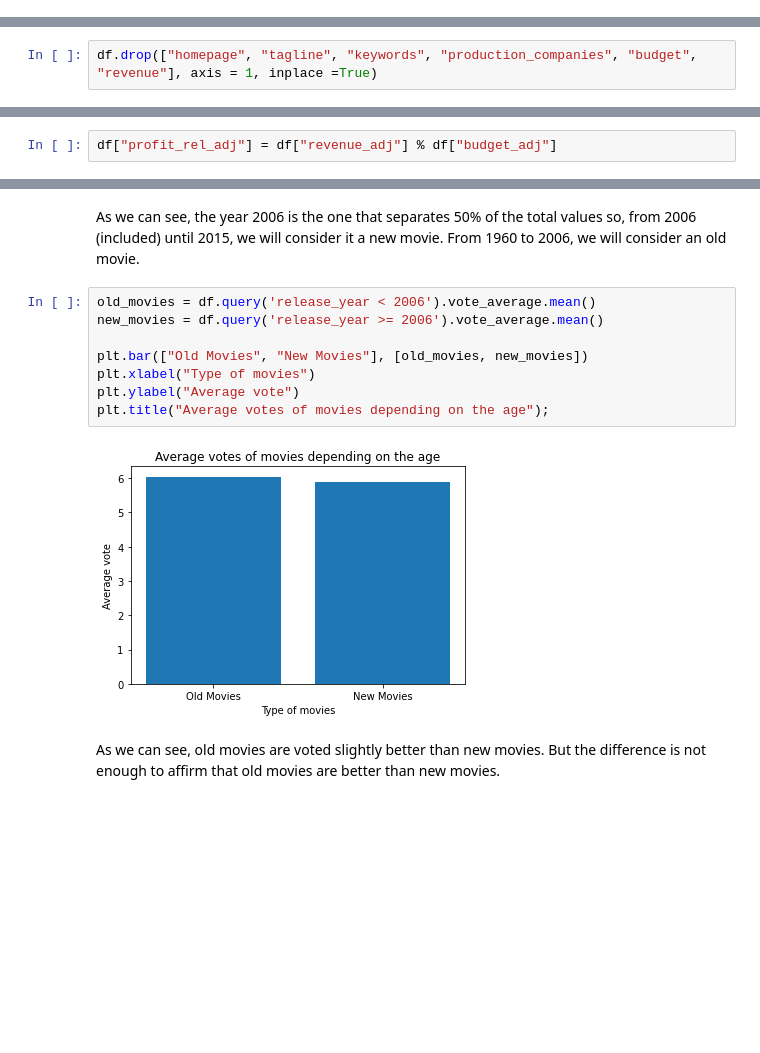
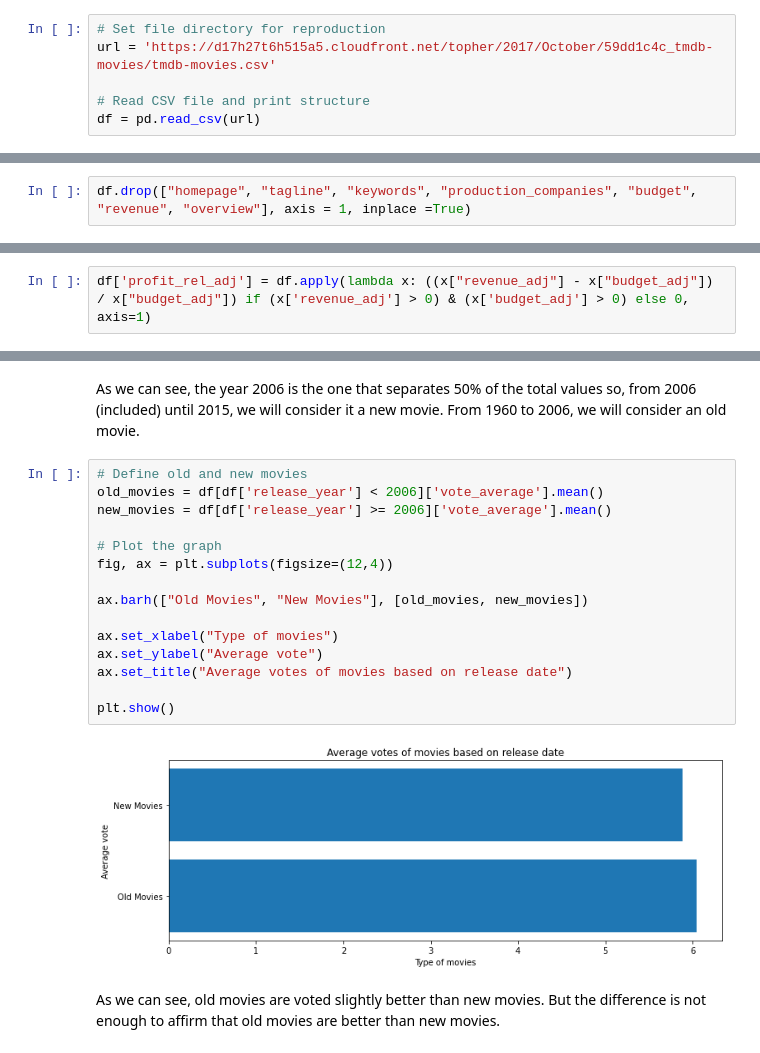
Before and after one commit to aingelmo/portfolio, a Jupyter notebook: Udacity/Project_2_Investigate a Dataset/investigate-a-dataset-template.ipynb, the cells around one changed output, grey strips where cells are left out. Drawn from its saved outputs; the diff is of its cells as text; blank space fills up the shorter version.

```diff
--- a/Udacity/Project_2_Investigate a Dataset/investigate-a-dataset-template.ipynb
+++ b/Udacity/Project_2_Investigate a Dataset/investigate-a-dataset-template.ipynb
@@ -56,0 +46,6 @@ df.head()
+# %%
+# Set file directory for reproduction
+url = 'https://d17h27t6h515a5.cloudfront.net/topher/2017/October/59dd1c4c_tmdb-movies/tmdb-movies.csv'
+
+# Read CSV file and print structure
+df = pd.read_csv(url)
@@ -126,7 +131,7 @@ df.dropna(subset = ["imdb_id", "cast", "director", "overview", "genres"], inplac
 # %% [markdown]
 There are a few fields we can drop as they do not give any important information about the analysis I am going to dot. This fields are "homepage", "tagline", "keywords" and "production_companies". Fields like "budget" and "revenue" are also not important as we will use the adjustedt ones.
 # %%
-df.drop(["homepage", "tagline", "keywords", "production_companies", "budget", "revenue"], axis = 1, inplace =True)
+df.drop(["homepage", "tagline", "keywords", "production_companies", "budget", "revenue", "overview"], axis = 1, inplace =True)
 # %% [markdown]
 After performing some actions to clean the dataset, all null values have been removed:
 # %%
@@ -301,2 +297,0 @@ But, what about in relative terms? What is the film that got the highest revenue
-# %%
-df["profit_rel_adj"] = df["revenue_adj"] % df["budget_adj"]
@@ -309,0 +298,2 @@ Name: original_title, dtype: object
+# %%
+df['profit_rel_adj'] = df.apply(lambda x: ((x["revenue_adj"] - x["budget_adj"]) / x["budget_adj"]) if (x['revenue_adj'] > 0) & (x['budget_adj'] > 0) else 0, axis=1)
@@ -458,15 +509,22 @@ Name: release_year, dtype: float64
 # %% [markdown]
 As we can see, the year 2006 is the one that separates 50% of the total values so, from 2006 (included) until 2015, we will consider it a new movie. From 1960 to 2006, we will consider an old movie.
 # %%
-old_movies = df.query('release_year < 2006').vote_average.mean()
-new_movies = df.query('release_year >= 2006').vote_average.mean()
+# Define old and new movies
+old_movies = df[df['release_year'] < 2006]['vote_average'].mean()
+new_movies = df[df['release_year'] >= 2006]['vote_average'].mean()
 
-plt.bar(["Old Movies", "New Movies"], [old_movies, new_movies])
-plt.xlabel("Type of movies")
-plt.ylabel("Average vote")
-plt.title("Average votes of movies depending on the age");
+# Plot the graph
+fig, ax = plt.subplots(figsize=(12,4))
+
+ax.barh(["Old Movies", "New Movies"], [old_movies, new_movies])
+
+ax.set_xlabel("Type of movies")
+ax.set_ylabel("Average vote")
+ax.set_title("Average votes of movies based on release date")
+
+plt.show()
 # %% [output]
-[figure, old version]
+[figure, new version]
 # %% [markdown]
 As we can see, old movies are voted slightly better than new movies. But the difference is not enough to affirm that old movies are better than new movies.
 # %% [markdown]
```
Also changed, not shown: parts of 69 cells of this notebook.
